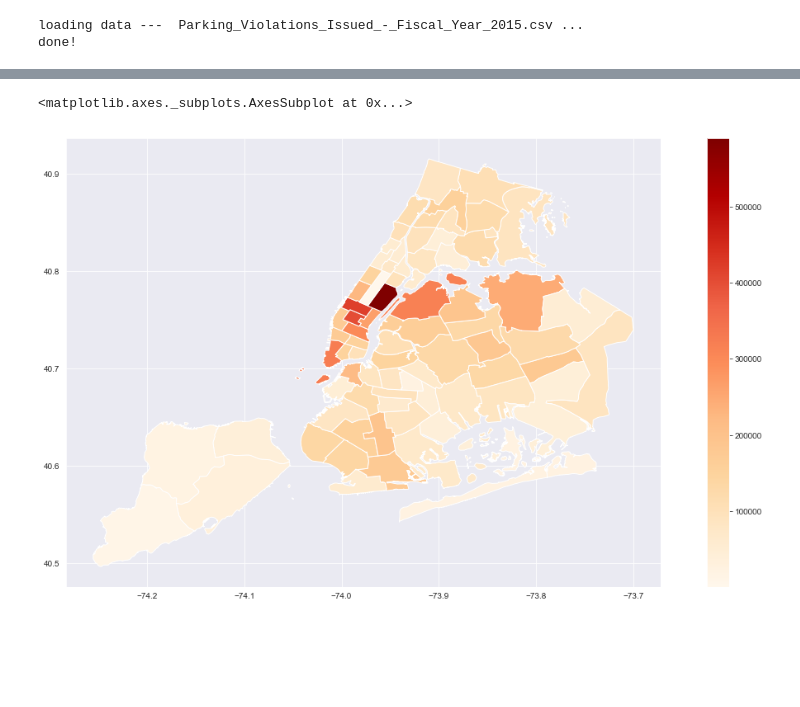
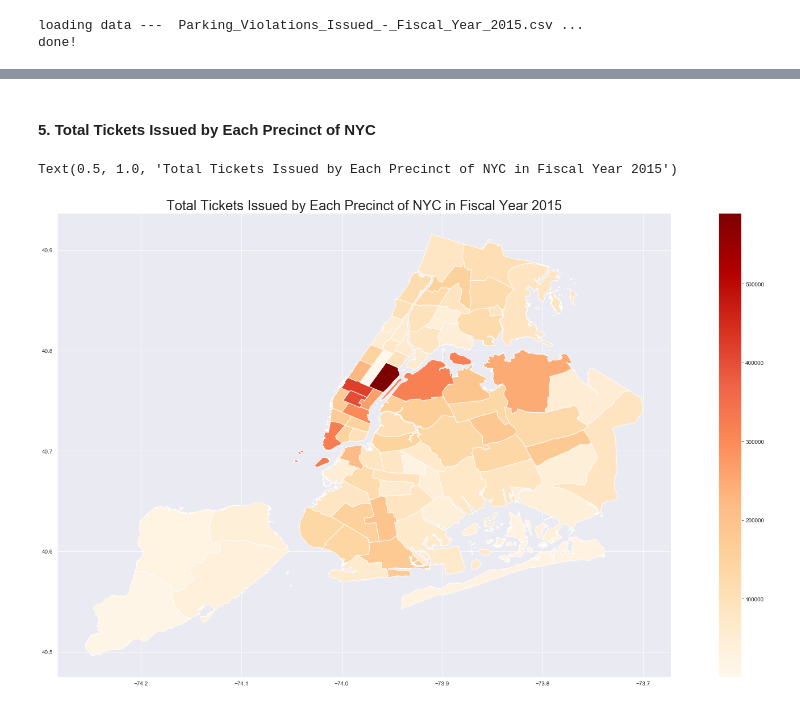
Before and after one commit to siuyik11/NYC_parking_ticket_analysis, a Jupyter notebook: NYC_parking_ticket_analysis.ipynb, the cells around one changed output, grey strips where cells are left out. Cells and saved outputs as stored; diff of their text form; code cells hidden in the pictures; blank space fills up the shorter version.

```diff
--- a/NYC_parking_ticket_analysis.ipynb
+++ b/NYC_parking_ticket_analysis.ipynb
@@ -24,4 +20,7 @@ filename
 # %%
+#set fiscal year
+year = 2015
+filename = "Parking_Violations_Issued_-_Fiscal_Year_" + str(year) + ".csv"
 print("loading data --- ", filename, "...")
 raw_data = pd.read_csv(filename, low_memory = False)
 print("done!")
@@ -56,7 +64,16 @@ fig1 = Date_Total.plot(kind = 'area', figsize = (20,5), alpha = 0.45, grid = Tru
 # %%
 Date_Total["Day of week"] = Date_Total.index.day_name()
+Date_Total["Month"] = Date_Total.index.month_name()
+
+fig2, axes = plt.subplots(2,1, figsize = (20,18))
+sns.set_style("dark")
+#violin plot for the number of tickets gave out on each weekday
+sns.violinplot(ax = axes[0], x = "Day of week", y = "Total Tickets", data = Date_Total, height = 5, width = 0.8, aspect = 13/5, order = ["Saturday", "Sunday", "Monday", "Tuesday", "Wednesday", "Thursday", "Friday"], scale = 'count', inner = None, color = "0.95")
+sns.swarmplot(ax = axes[0], x = "Day of week", y = "Total Tickets", data = Date_Total, order = ["Saturday", "Sunday", "Monday", "Tuesday", "Wednesday", "Thursday", "Friday"], size = 6.5)
+axes[0].set_title('Distribution of the Traffic Tickets Issued on Each Weekday')
 
 #violin plot for the number of tickets gave out on each weekday
-fig2 = sns.catplot(x = "Day of week", y = "Total Tickets", data = Date_Total, kind = "violin", height = 5, width = 0.9, aspect = 13/5, order = ["Saturday", "Sunday", "Monday", "Tuesday", "Wednesday", "Thursday", "Friday"], scale = "count", inner = None, color = "0.95")
-fig2 = sns.swarmplot(x = "Day of week", y = "Total Tickets", data = Date_Total, order = ["Saturday", "Sunday", "Monday", "Tuesday", "Wednesday", "Thursday", "Friday"], size = 6.5)
+sns.violinplot(ax = axes[1], x = "Month", y = "Total Tickets", data = Date_Total, height = 5, width = 0.9, aspect = 13/5, order = ["January", "February", "March", "April", "May", "June", "July","August","September","October","November","December"], scale = "count", inner = None, color = "0.95")
+sns.swarmplot(ax = axes[1], x = "Month", y = "Total Tickets", data = Date_Total, order = ["January", "February", "March", "April", "May", "June", "July","August","September","October","November","December"], size = 6.5)
+axes[1].set_title('Distribution of the Traffic Tickets Issued on Each Month')
 # %% [output]
@@ -131,0 +180,11 @@ Text(0.5, 1.0, 'OMT')
+# %%
+#individual violation code
+v_code = input("Enter the violation code (1-99): ")
+selected_df = VCode_PT_TotalTX.loc[VCode_PT_TotalTX['Violation Code'] == int(v_code)]
+fig, ax = plt.subplots(1,1, figsize = (20,5))
+sns.set_style("darkgrid")
+sns.barplot(x = 'Plate Type', y = 'Total Tickets', data = selected_df)
+ax.set_title("Total Tickets Issued over Plate Types for Violation Code " + str(v_code) ,fontsize = 24)
+ax.set_xlabel("Plate Type", fontsize = 20)
+ax.set_ylabel("Violation Code", fontsize = 20)
+ax = ax.set_xticklabels(selected_df['Plate Type'], rotation=90, ha = 'center')
@@ -132,24 +194,27 @@ Text(0.5, 1.0, 'OMT')
+# %% [markdown]
+#### 5. Total Tickets Issued by Each Precinct of NYC
 # %%
 Date_Precinct_TotalTX = raw_data[['Issue Date','Violation Precinct','Summons Number']]
 #Group data based on issue date and precinct
 Date_Precinct_TotalTX = Date_Precinct_TotalTX.groupby(['Issue Date','Violation Precinct'], as_index = False).count()
 Date_Precinct_TotalTX['Issue Date'] = pd.to_datetime(Date_Precinct_TotalTX['Issue Date'])
 Date_Precinct_TotalTX = Date_Precinct_TotalTX.set_index('Issue Date')
 #locate data within the approporiate fiscal year range
 Date_Precinct_TotalTX = Date_Precinct_TotalTX[start_date:end_date]
 #Group data base on precinct
 Precinct_TotalTX = Date_Precinct_TotalTX.groupby('Violation Precinct').sum()
 #remove invalid precinct entries
 Precinct_TotalTX = Precinct_TotalTX[1:124]
 Precinct_TotalTX = Precinct_TotalTX.drop([2,3,4,8,11,12,15,16,21,27,29,31,35,36,37,38,39,51,53,54,55,56,57,58,59,64,65,74,80,82,85,86,87,89,91,92,93,95,96,97,98,99,116,117,118,119])
 
 #Precinct Heat Map
 map_path = "./precinct_map/geo_export_1ac7dc26-ca74-4ae0-8bef-28d6099c5e96.shp"
 data = gpd.read_file(map_path)
 data = data.set_index('precinct')
 data = pd.concat([data,Precinct_TotalTX], axis = 1)
-fig, ax = plt.subplots(1, 1, figsize = (20,10))
+fig, ax = plt.subplots(1, 1, figsize = (30,15))
 data.plot(column='Summons Number', legend=True, ax = ax, cmap = 'OrRd')
+ax.set_title("Total Tickets Issued by Each Precinct of NYC in Fiscal Year " + str(year), Fontsize = 24)
 # %% [output]
-<matplotlib.axes._subplots.AxesSubplot at 0x...>
+Text(0.5, 1.0, 'Total Tickets Issued by Each Precinct of NYC in Fiscal Year 2015')
-[figure, old version]
+[figure, new version]
```
Also changed, not shown: parts of 22 cells of this notebook.
